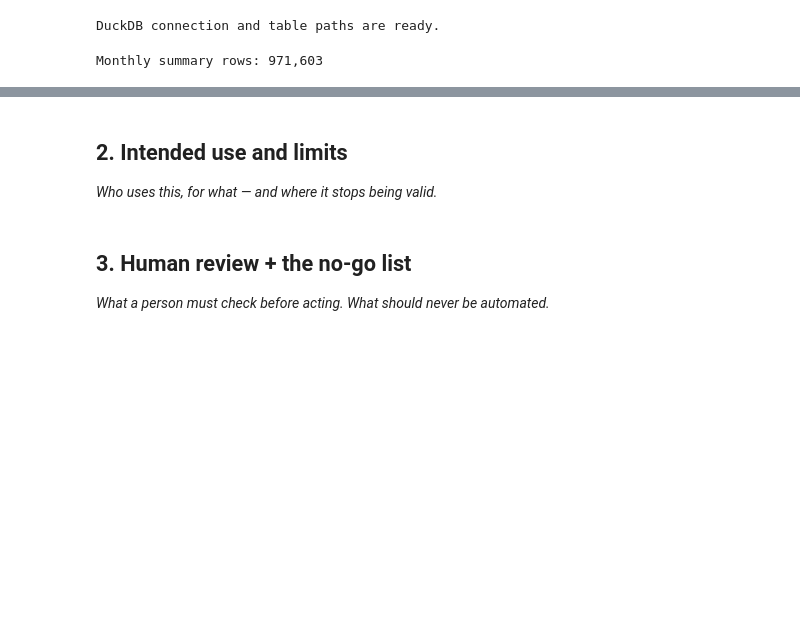
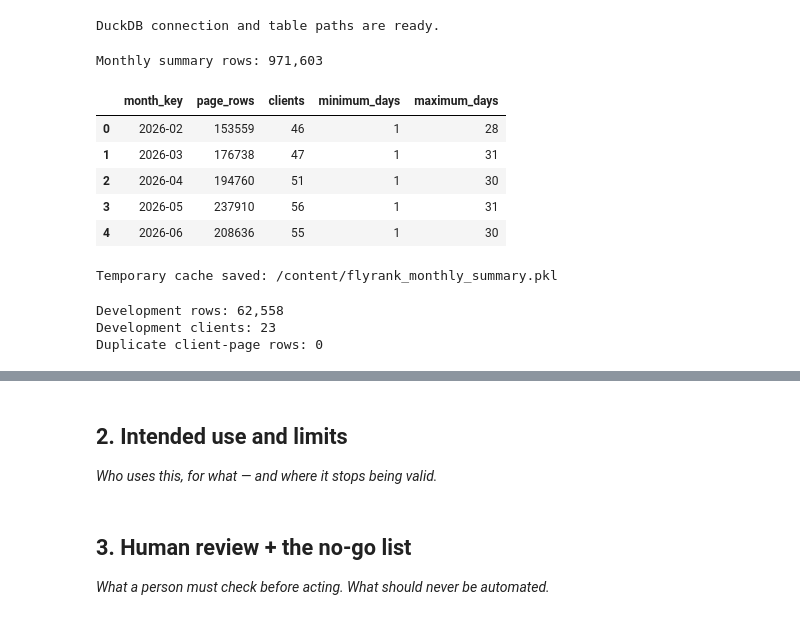
Before and after one commit to bsiddan25/Flyrankproject, a Jupyter notebook: work/notebooks/w07_action_playbook.ipynb, the cells around one changed output, grey strips where cells are left out. Saved outputs shown, nothing was run; the diff lists cells and outputs as text; code cells hidden in the pictures; blank space fills up the shorter version.

```diff
--- a/work/notebooks/w07_action_playbook.ipynb
+++ b/work/notebooks/w07_action_playbook.ipynb
@@ -153,3 +155,32 @@ monthly_summary = monthly_summary.sort_values(
 print(f"Monthly summary rows: {len(monthly_summary):,}")
 # %% [output]
 Monthly summary rows: 971,603
+# %%
+monthly_coverage = (
+    monthly_summary
+    .groupby("month_key")
+    .agg(
+        page_rows=("content_hash_id", "size"),
+        clients=("client_hash_id", "nunique"),
+        minimum_days=("observed_days", "min"),
+        maximum_days=("observed_days", "max"),
+    )
+    .reset_index()
+)
+
+monthly_coverage
+# %% [output]
+|  | month_key | page_rows | clients | minimum_days | maximum_days |
+| 0 | 2026-02 | 153559 | 46 | 1 | 28 |
+| 1 | 2026-03 | 176738 | 47 | 1 | 31 |
+| 2 | 2026-04 | 194760 | 51 | 1 | 30 |
+| 3 | 2026-05 | 237910 | 56 | 1 | 31 |
+| 4 | 2026-06 | 208636 | 55 | 1 | 30 |
+# %%
+monthly_cache_path = "/content/flyrank_monthly_summary.pkl"
+
+monthly_summary.to_pickle(monthly_cache_path)
+
+print(f"Temporary cache saved: {monthly_cache_path}")
+# %% [output]
+Temporary cache saved: /content/flyrank_monthly_summary.pkl
@@ -155,0 +222,49 @@ Monthly summary rows: 971,603
+# %%
+development = (
+    february
+    .merge(
+        march,
+        on=["client_hash_id", "content_hash_id"],
+        how="inner",
+        validate="one_to_one",
+    )
+    .merge(
+        april,
+        on=["client_hash_id", "content_hash_id"],
+        how="inner",
+        validate="one_to_one",
+    )
+    .merge(
+        may,
+        on=["client_hash_id", "content_hash_id"],
+        how="inner",
+        validate="one_to_one",
+    )
+)
+
+development = development[
+    (development["feb_observed_days"] >= 20)
+    & (development["mar_observed_days"] >= 20)
+    & (development["apr_observed_days"] >= 20)
+    & (development["may_observed_days"] >= 20)
+    & (development["mar_impressions"] > 0)
+    & (development["apr_impressions"] > 0)
+].copy()
+
+development = development.reset_index(drop=True)
+
+print(f"Development rows: {len(development):,}")
+print(
+    "Development clients:",
+    development["client_hash_id"].nunique(),
+)
+print(
+    "Duplicate client-page rows:",
+    development.duplicated(
+        ["client_hash_id", "content_hash_id"]
+    ).sum(),
+)
+# %% [output]
+Development rows: 62,558
+Development clients: 23
+Duplicate client-page rows: 0
```
Also changed, not shown: parts of 19 cells of this notebook.
